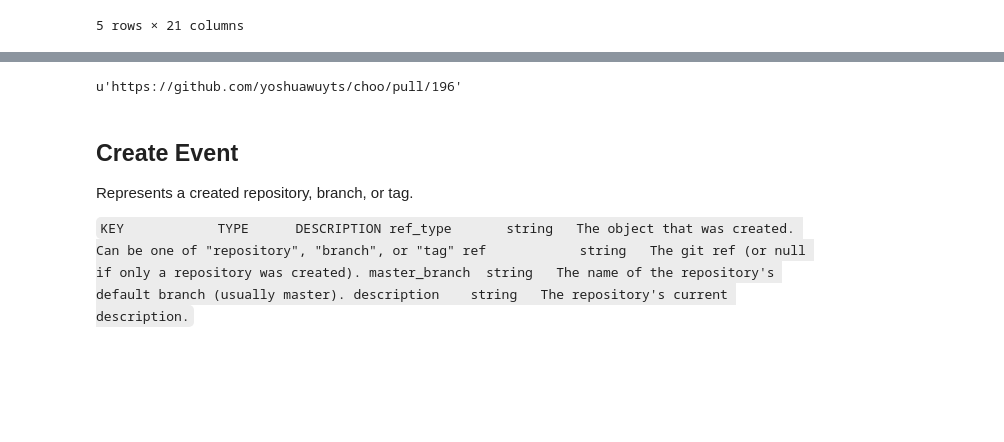
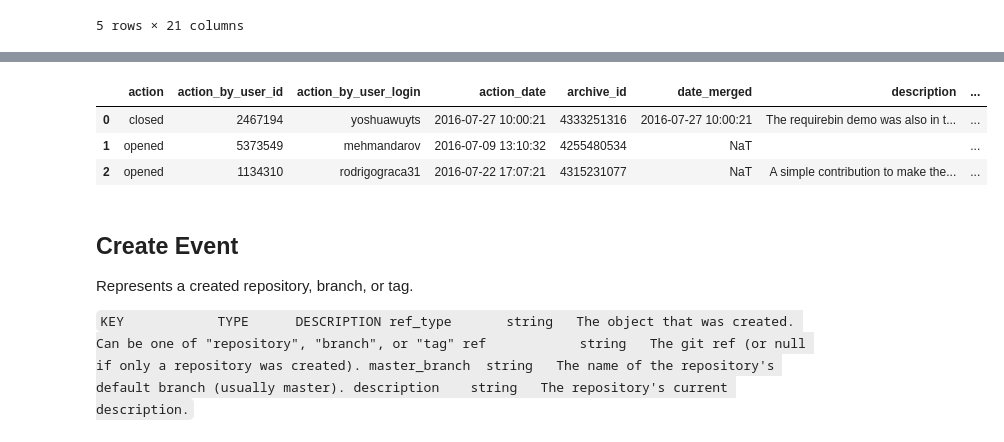
Before and after one commit to nicholas-alonzo/GitHub-Repo-Analysis, a Jupyter notebook: BigQueryProcessing_na.ipynb, the cells around one changed output, grey strips where cells are left out. Drawn from its saved outputs; the diff is of its cells as text; code cells hidden in the pictures; blank space fills up the shorter version.

```diff
--- a/BigQueryProcessing_na.ipynb
+++ b/BigQueryProcessing_na.ipynb
@@ -654,4 +633,0 @@ pr_payload_pr['base'].iloc[0]
-# %%
-pr_payload_pr['html_url'].iloc[0]
-# %% [output]
-u'https://github.com/yoshuawuyts/choo/pull/196'
@@ -657,0 +683,9 @@ u'https://github.com/yoshuawuyts/choo/pull/196'
+# %%
+pullrequest_table = pd.DataFrame(PRL)
+# %%
+pullrequest_table.head(n=3)
+# %% [output]
+|  | action | action_by_user_id | action_by_user_login | action_date | archive_id | date_merged | description | ... |
+| 0 | closed | 2467194 | yoshuawuyts | 2016-07-27 10:00:21 | 4333251316 | 2016-07-27 10:00:21 | The requirebin demo was also in t... | ... |
+| 1 | opened | 5373549 | mehmandarov | 2016-07-09 13:10:32 | 4255480534 | NaT |  | ... |
+| 2 | opened | 1134310 | rodrigograca31 | 2016-07-22 17:07:21 | 4315231077 | NaT | A simple contribution to make the... | ... |
```
Also changed, not shown: parts of 17 cells of this notebook.
